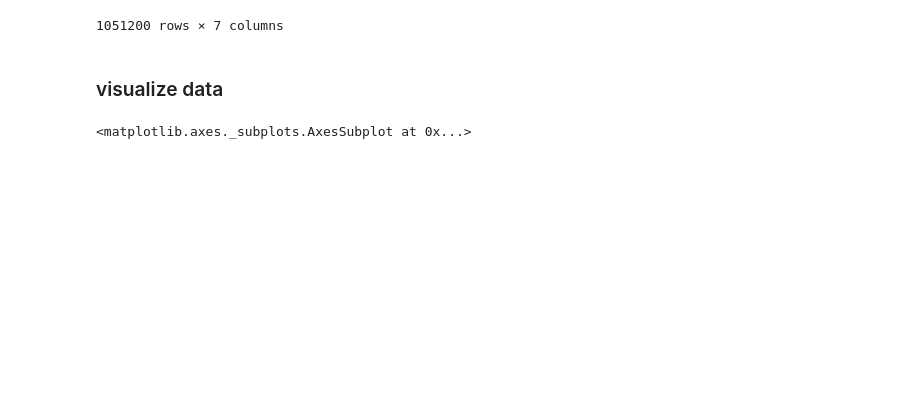
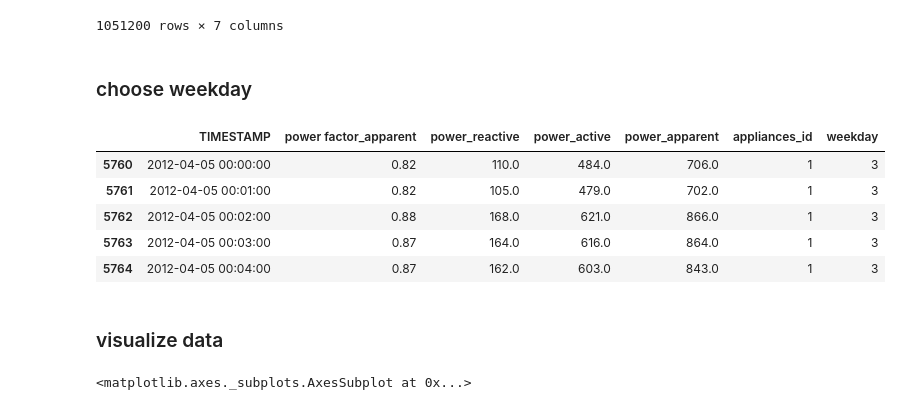
Before and after one commit to chuan-khuna/datamining_nilm_v2, a Jupyter notebook: 05_model_predict_main.ipynb, the cells around one changed output. Saved outputs shown, nothing was run; the diff lists cells and outputs as text; code cells hidden in the pictures; blank space fills up the shorter version.

```diff
--- a/05_model_predict_main.ipynb
+++ b/05_model_predict_main.ipynb
@@ -188,3 +188,5 @@ df
 | 1051198 | 2014-03-31 23:58:00 | 0.83 | 163.0 | 530.0 | 771.0 | 1 | 0 |
 | 1051199 | 2014-03-31 23:59:00 | 0.84 | 161.0 | 530.0 | 771.0 | 1 | 0 |
 1051200 rows × 7 columns
+# %% [markdown]
+### choose weekday
@@ -191,3 +197,12 @@ df
+# %%
+df.head()
+# %% [output]
+|  | TIMESTAMP | power factor_apparent | power_reactive | power_active | power_apparent | appliances_id | weekday |
+| 5760 | 2012-04-05 00:00:00 | 0.82 | 110.0 | 484.0 | 706.0 | 1 | 3 |
+| 5761 | 2012-04-05 00:01:00 | 0.82 | 105.0 | 479.0 | 702.0 | 1 | 3 |
+| 5762 | 2012-04-05 00:02:00 | 0.88 | 168.0 | 621.0 | 866.0 | 1 | 3 |
+| 5763 | 2012-04-05 00:03:00 | 0.87 | 164.0 | 616.0 | 864.0 | 1 | 3 |
+| 5764 | 2012-04-05 00:04:00 | 0.87 | 162.0 | 603.0 | 843.0 | 1 | 3 |
 # %% [markdown]
 ### visualize data
 # %%
```
Also changed, not shown: parts of 19 cells of this notebook, 4 other files.
